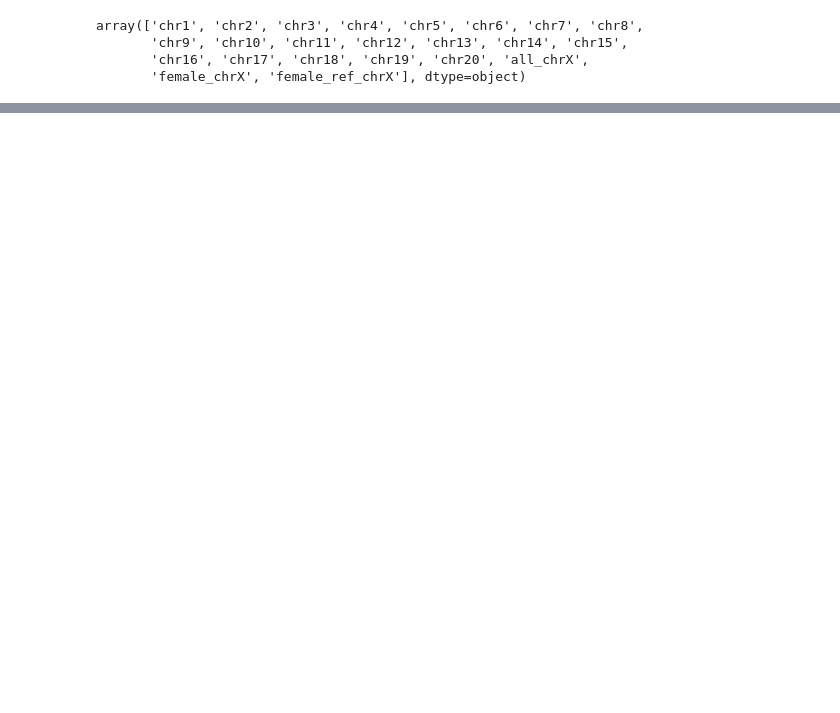
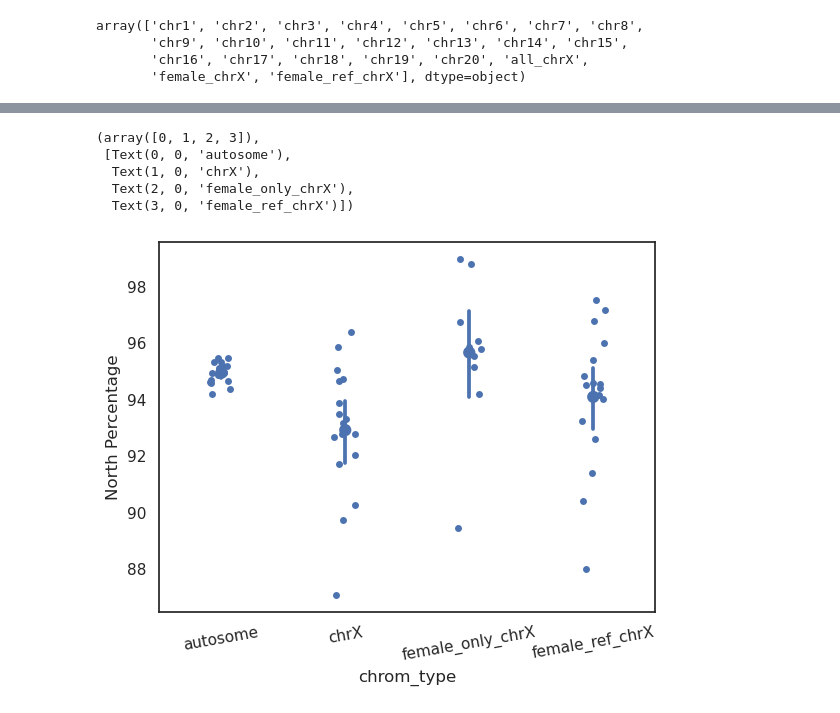
Before and after one commit to erikfogh/admixture_baboons, a Jupyter notebook: review_notebooks/rfmix03_admixture_comparison.ipynb, the cells around one changed output, grey strips where cells are left out. Drawn from its saved outputs; the diff is of its cells as text; code cells hidden in the pictures; blank space fills up the shorter version.

```diff
--- a/review_notebooks/rfmix03_admixture_comparison.ipynb
+++ b/review_notebooks/rfmix03_admixture_comparison.ipynb
@@ -89,3 +120,20 @@ plt.xticks(rotation=10)
+# %%
+picked_samples = meta_data_samples_sci.loc[meta_data_samples_sci.Origin == "Gombe, Tanzania"].PGDP_ID
+window_picked = window_df_tanz.loc[window_df_tanz.individual.isin(picked_samples)].copy()
+window_picked["chrom_type"] = ["chrX" if x == "all_chrX" else "female_only_chrX" if x == "female_chrX" else "female_ref_chrX"\
+                               if x == "female_ref_chrX" else "autosome" for x in window_picked.chrom]
+picked_mean_north = window_picked.groupby(["chrom_type", "individual"])[["north_sum"]].mean().reset_index()
+picked_mean_north["North Percentage"] = picked_mean_north.north_sum/1000
+sns.stripplot(picked_mean_north, x="chrom_type", y="North Percentage")
+sns.pointplot(picked_mean_north, x="chrom_type", y="North Percentage", join=False)
+plt.xticks(rotation=10)
+# %% [output]
+(array([0, 1, 2, 3]),
+ [Text(0, 0, 'autosome'),
+  Text(1, 0, 'chrX'),
+  Text(2, 0, 'female_only_chrX'),
+  Text(3, 0, 'female_ref_chrX')])
+[figure, added]
 # %%
 picked_samples = meta_data_samples_sci.loc[meta_data_samples_sci.Origin == "Ruaha, Tanzania"].PGDP_ID
 window_picked = window_df_tanz.loc[window_df_tanz.individual.isin(picked_samples)].copy()
```
Also changed, not shown: parts of 22 cells of this notebook, 6 other files.
